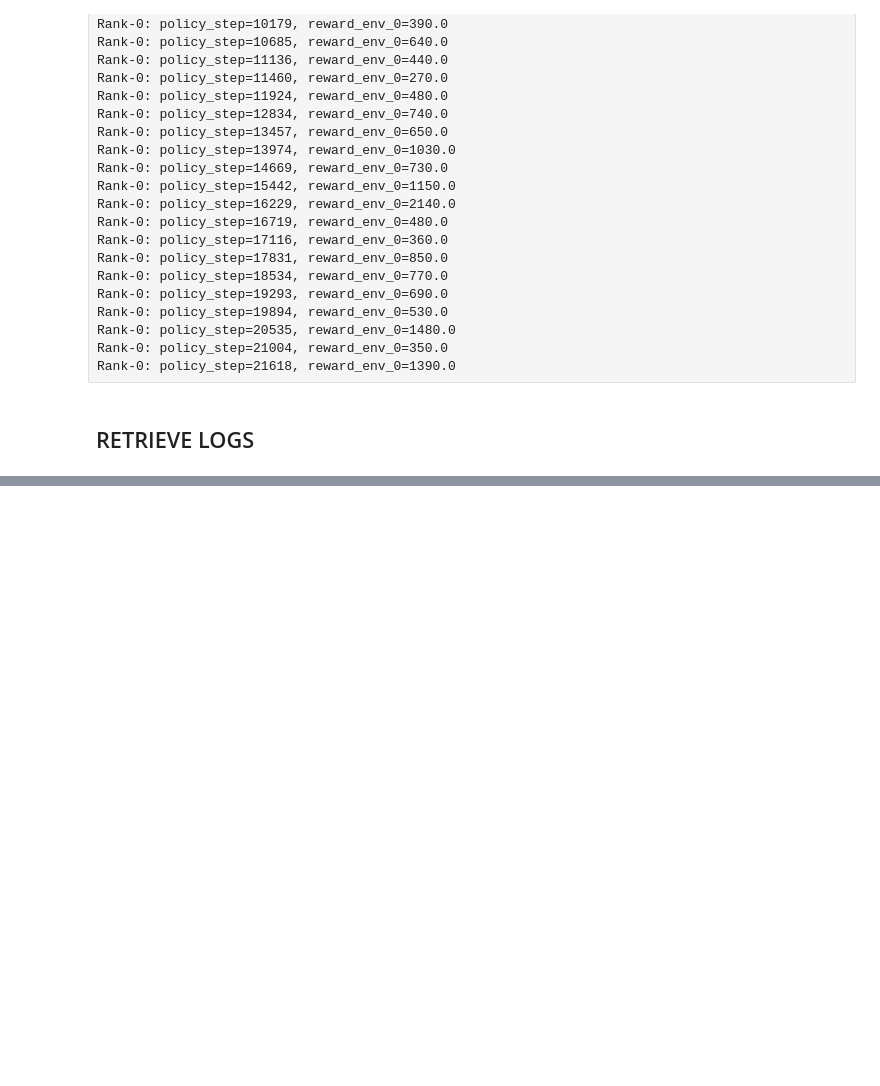
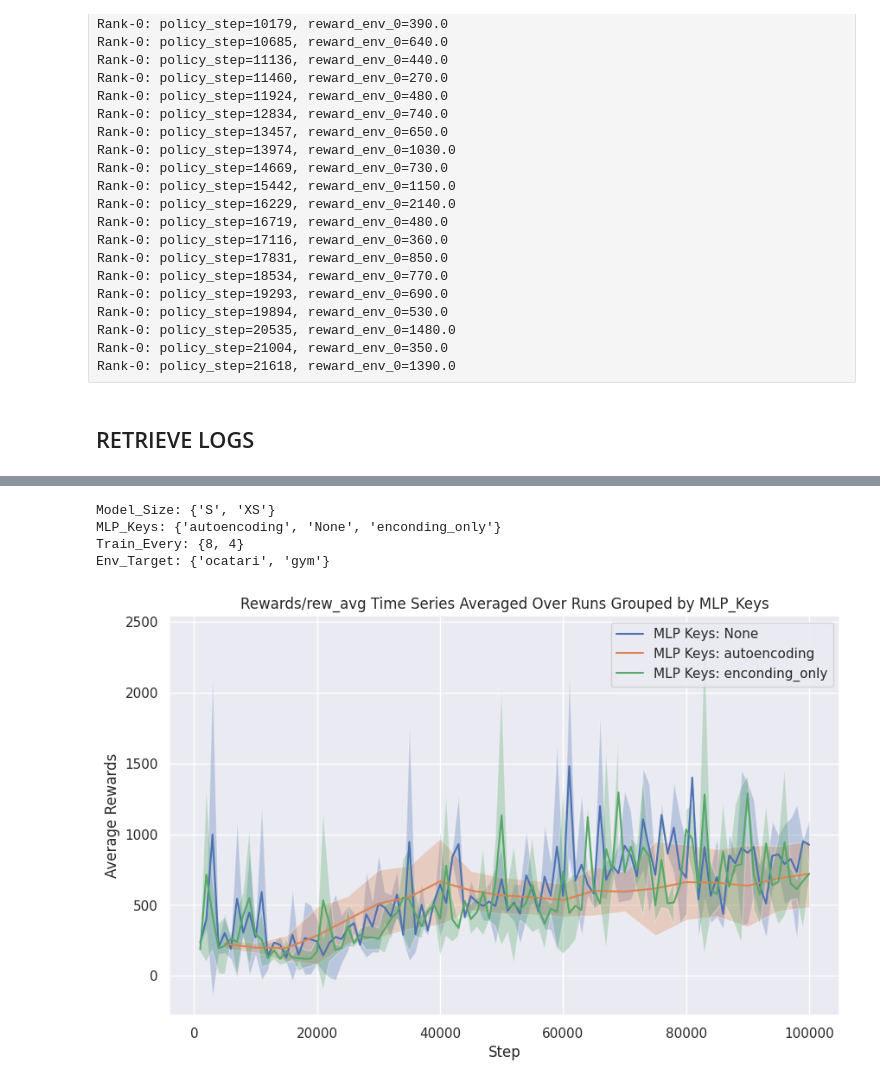
Before and after one commit to TheBlueHawk/sheeprl, a Jupyter notebook: test.ipynb, the cells around one changed output, grey strips where cells are left out. Saved outputs shown, nothing was run; the diff lists cells and outputs as text; code cells hidden in the pictures; blank space fills up the shorter version.

```diff
--- a/test.ipynb
+++ b/test.ipynb
@@ -185,0 +408,49 @@ plt.plot(st,val)
+# %%
+# print set of unique values for Model_Size, MLP_Keys, Train_Every, Env_Target
+print('Model_Size:', set(all_experiments_df['Model_Size']))
+print('MLP_Keys:', set(all_experiments_df['MLP_Keys']))
+print('Train_Every:', set(all_experiments_df['Train_Every']))
+print('Env_Target:', set(all_experiments_df['Env_Target']))
+# %% [output]
+Model_Size: {'S', 'XS'}
+MLP_Keys: {'autoencoding', 'None', 'enconding_only'}
+Train_Every: {8, 4}
+Env_Target: {'ocatari', 'gym'}
+# %%
+import pandas as pd
+import matplotlib.pyplot as plt
+import seaborn as sns
+
+# Assuming df is your DataFrame
+# Filtering the DataFrame for the 'Rewards/rew_avg' metric, train_every = 8, and model_size = 'S'
+
+filtered_df = all_experiments_df[(all_experiments_df['Metric'] == 'Rewards/rew_avg') & (all_experiments_df['Train_Every'] == 8) & (all_experiments_df['Model_Size'] == 'S')].drop(columns=['Env_Target', 'Run_ID', 'Metric', 'Model_Size', 'Train_Every', 'Seed'])
+
+
+
+# Group by Step and MLP_Keys, then calculate mean and std
+grouped = filtered_df.groupby(['Step', 'MLP_Keys'])
+mean_std_df = grouped['Value'].agg(['mean', 'std']).reset_index()
+
+# Plotting
+plt.figure(figsize=(10, 6))
+
+# Unique MLP_Keys
+mlp_keys_unique = filtered_df['MLP_Keys'].unique()
+
+for mlp_key in mlp_keys_unique:
+    subset = mean_std_df[mean_std_df['MLP_Keys'] == mlp_key]
+
+    # Plot mean
+    plt.plot(subset['Step'], subset['mean'], label=f'MLP Keys: {mlp_key}')
+
+    # Fill between mean ± std
+    plt.fill_between(subset['Step'], subset['mean'] - subset['std'], subset['mean'] + subset['std'], alpha=0.3)
+
+plt.title('Rewards/rew_avg Time Series Averaged Over Runs Grouped by MLP_Keys')
+plt.xlabel('Step')
+plt.ylabel('Average Rewards')
+plt.legend()
+plt.show()
+# %% [output]
+[figure, added]
```
Also changed, not shown: parts of 10 cells of this notebook.
